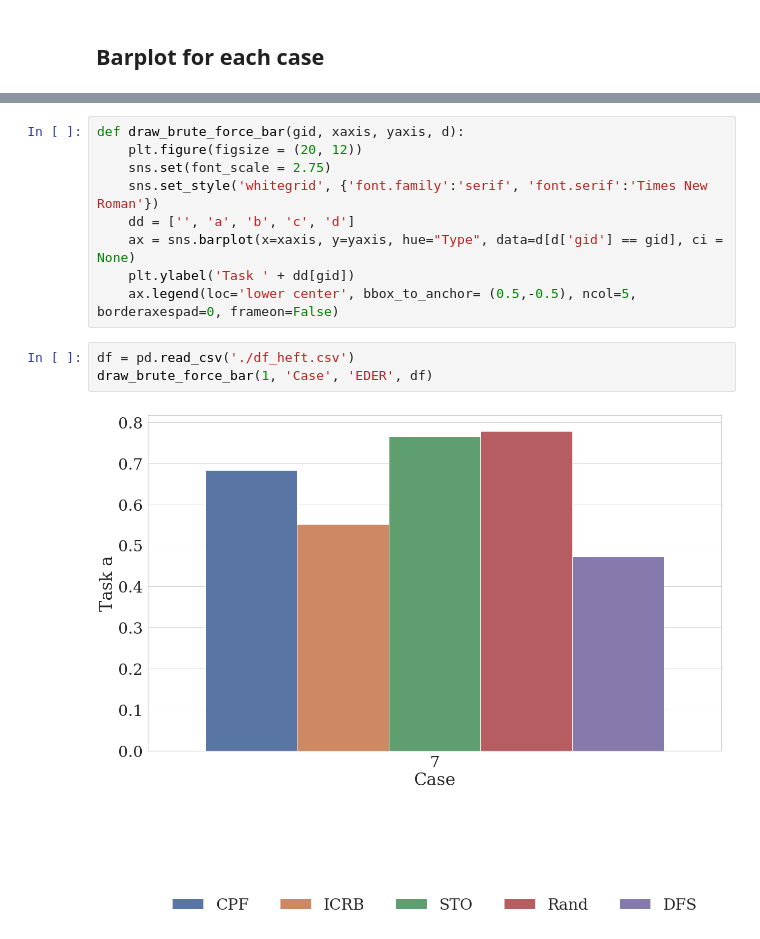
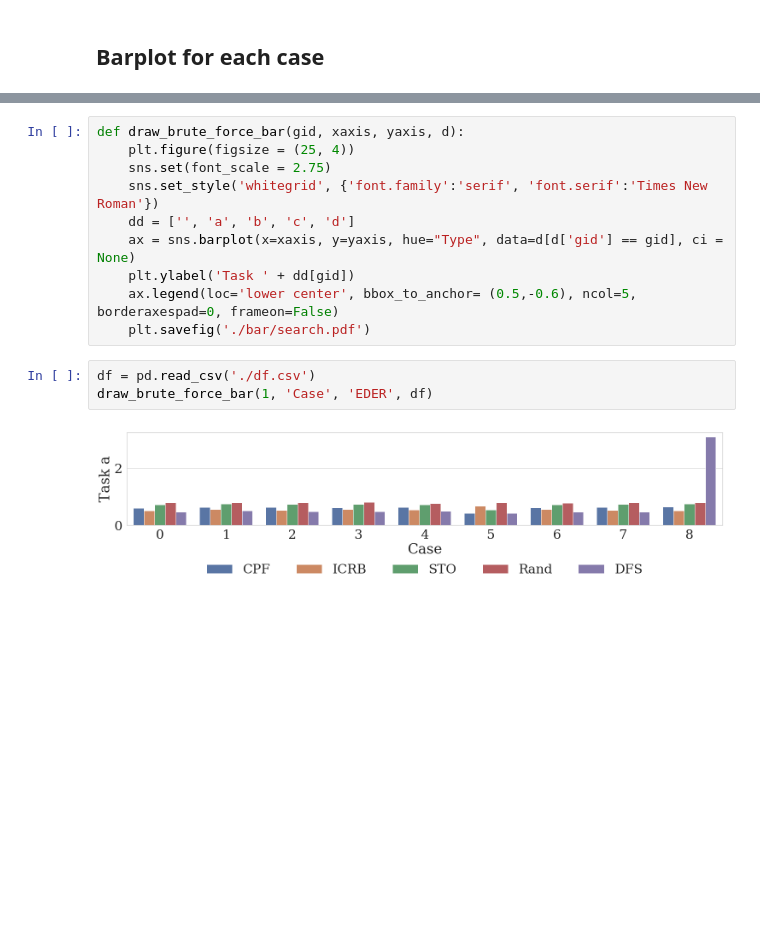
Before and after one commit to MrZhang1994/EC-framework, a Jupyter notebook: gty/src/new_notebook.ipynb, the cells around one changed output, grey strips where cells are left out. Saved outputs shown, nothing was run; the diff lists cells and outputs as text; blank space fills up the shorter version.

```diff
--- a/gty/src/new_notebook.ipynb
+++ b/gty/src/new_notebook.ipynb
@@ -147,14 +149,15 @@ draw_bars('Time_heft')
 # %%
 def draw_brute_force_bar(gid, xaxis, yaxis, d):
-    plt.figure(figsize = (20, 12))
+    plt.figure(figsize = (25, 4))
     sns.set(font_scale = 2.75)
     sns.set_style('whitegrid', {'font.family':'serif', 'font.serif':'Times New Roman'})
     dd = ['', 'a', 'b', 'c', 'd']
     ax = sns.barplot(x=xaxis, y=yaxis, hue="Type", data=d[d['gid'] == gid], ci = None)
     plt.ylabel('Task ' + dd[gid])
-    ax.legend(loc='lower center', bbox_to_anchor= (0.5,-0.5), ncol=5, borderaxespad=0, frameon=False)
+    ax.legend(loc='lower center', bbox_to_anchor= (0.5,-0.6), ncol=5, borderaxespad=0, frameon=False)
+    plt.savefig('./bar/search.pdf')
 # %%
-df = pd.read_csv('./df_heft.csv')
+df = pd.read_csv('./df.csv')
 draw_brute_force_bar(1, 'Case', 'EDER', df)
 # %% [output]
-[figure, old version]
+[figure, new version]
```
Also changed, not shown: parts of 5 cells of this notebook, 3 other files.
